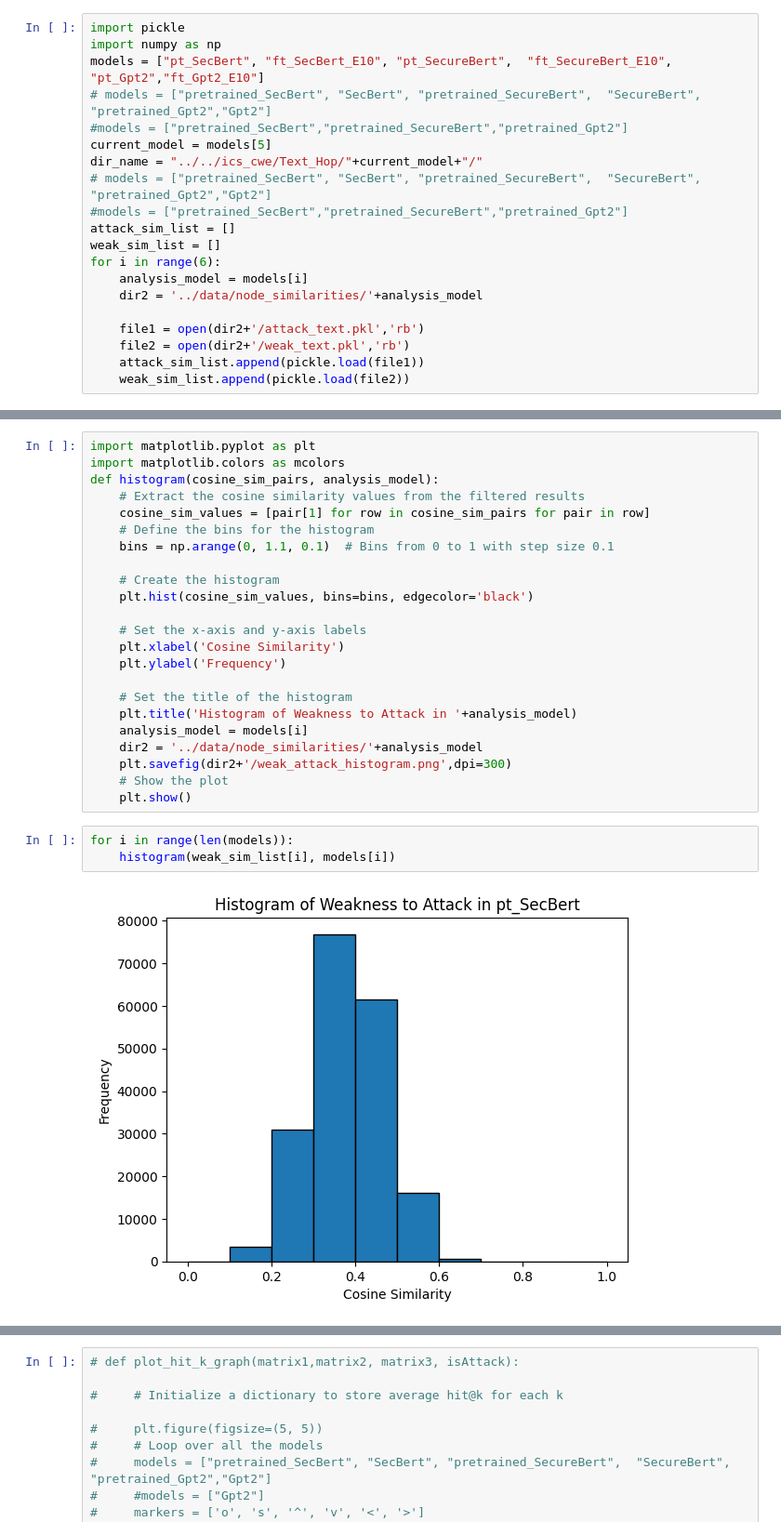
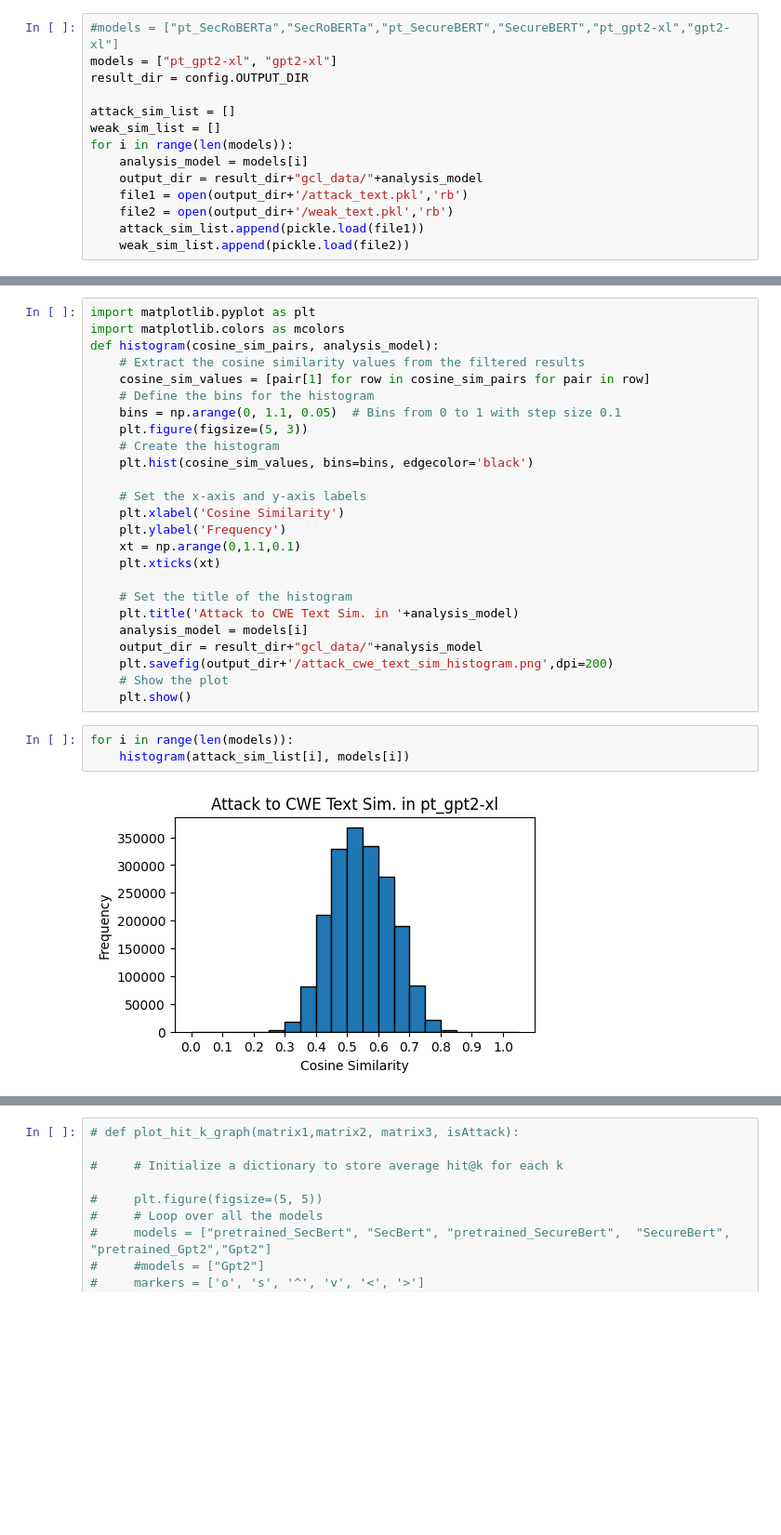
Before and after one commit to Rownak/AttWeakBridge-GCL, a Jupyter notebook: GCL/data_preprocessing/2_analysis_text_sim.ipynb, the cells around one changed output, grey strips where cells are left out. Shown: that part at 93% size. Drawn from its saved outputs; the diff is of its cells as text; blank space fills up the shorter version.

Commit message:
First phase of the complete model: ICS and Enterprise Att&ck

```diff
--- a/GCL/data_preprocessing/2_analysis_text_sim.ipynb
+++ b/GCL/data_preprocessing/2_analysis_text_sim.ipynb
@@ -1,20 +8,14 @@
 # %%
-import pickle
-import numpy as np
-models = ["pt_SecBert", "ft_SecBert_E10", "pt_SecureBert",  "ft_SecureBert_E10", "pt_Gpt2","ft_Gpt2_E10"]
-# models = ["pretrained_SecBert", "SecBert", "pretrained_SecureBert",  "SecureBert", "pretrained_Gpt2","Gpt2"]
-#models = ["pretrained_SecBert","pretrained_SecureBert","pretrained_Gpt2"]
-current_model = models[5]
-dir_name = "../../ics_cwe/Text_Hop/"+current_model+"/"
-# models = ["pretrained_SecBert", "SecBert", "pretrained_SecureBert",  "SecureBert", "pretrained_Gpt2","Gpt2"]
-#models = ["pretrained_SecBert","pretrained_SecureBert","pretrained_Gpt2"]
+#models = ["pt_SecRoBERTa","SecRoBERTa","pt_SecureBERT","SecureBERT","pt_gpt2-xl","gpt2-xl"]
+models = ["pt_gpt2-xl", "gpt2-xl"]
+result_dir = config.OUTPUT_DIR
+
 attack_sim_list = []
 weak_sim_list = []
-for i in range(6):
+for i in range(len(models)):
     analysis_model = models[i]
-    dir2 = '../data/node_similarities/'+analysis_model
-
-    file1 = open(dir2+'/attack_text.pkl','rb')
-    file2 = open(dir2+'/weak_text.pkl','rb')
+    output_dir = result_dir+"gcl_data/"+analysis_model
+    file1 = open(output_dir+'/attack_text.pkl','rb')
+    file2 = open(output_dir+'/weak_text.pkl','rb')
     attack_sim_list.append(pickle.load(file1))
     weak_sim_list.append(pickle.load(file2))
@@ -29,24 +26,26 @@ def histogram(cosine_sim_pairs, analysis_model):
     # Extract the cosine similarity values from the filtered results
     cosine_sim_values = [pair[1] for row in cosine_sim_pairs for pair in row]
     # Define the bins for the histogram
-    bins = np.arange(0, 1.1, 0.1)  # Bins from 0 to 1 with step size 0.1
-
+    bins = np.arange(0, 1.1, 0.05)  # Bins from 0 to 1 with step size 0.1
+    plt.figure(figsize=(5, 3))
     # Create the histogram
     plt.hist(cosine_sim_values, bins=bins, edgecolor='black')
 
     # Set the x-axis and y-axis labels
     plt.xlabel('Cosine Similarity')
     plt.ylabel('Frequency')
+    xt = np.arange(0,1.1,0.1)
+    plt.xticks(xt)
 
     # Set the title of the histogram
-    plt.title('Histogram of Weakness to Attack in '+analysis_model)
+    plt.title('Attack to CWE Text Sim. in '+analysis_model)
     analysis_model = models[i]
-    dir2 = '../data/node_similarities/'+analysis_model
-    plt.savefig(dir2+'/weak_attack_histogram.png',dpi=300)
+    output_dir = result_dir+"gcl_data/"+analysis_model
+    plt.savefig(output_dir+'/attack_cwe_text_sim_histogram.png',dpi=200)
     # Show the plot
     plt.show()
 # %%
 for i in range(len(models)):
-    histogram(weak_sim_list[i], models[i])
+    histogram(attack_sim_list[i], models[i])
 # %% [output]
-[figure, old version]
+[figure, new version]
```
Also changed, not shown: parts of 18 cells of this notebook, 22 other files.
